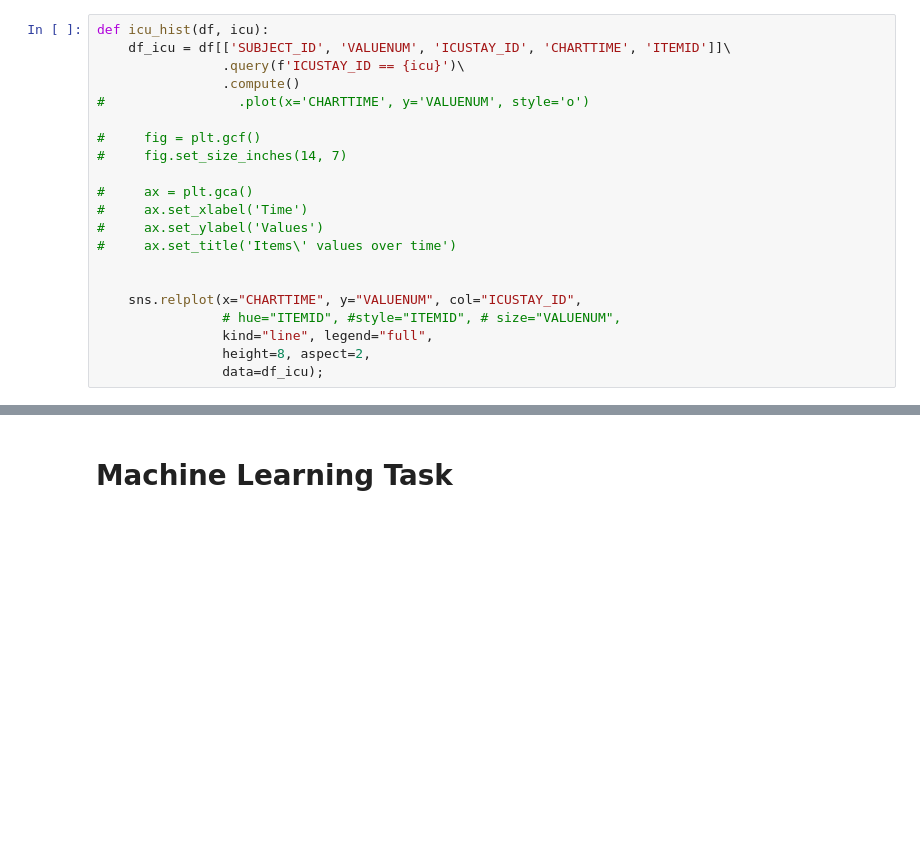
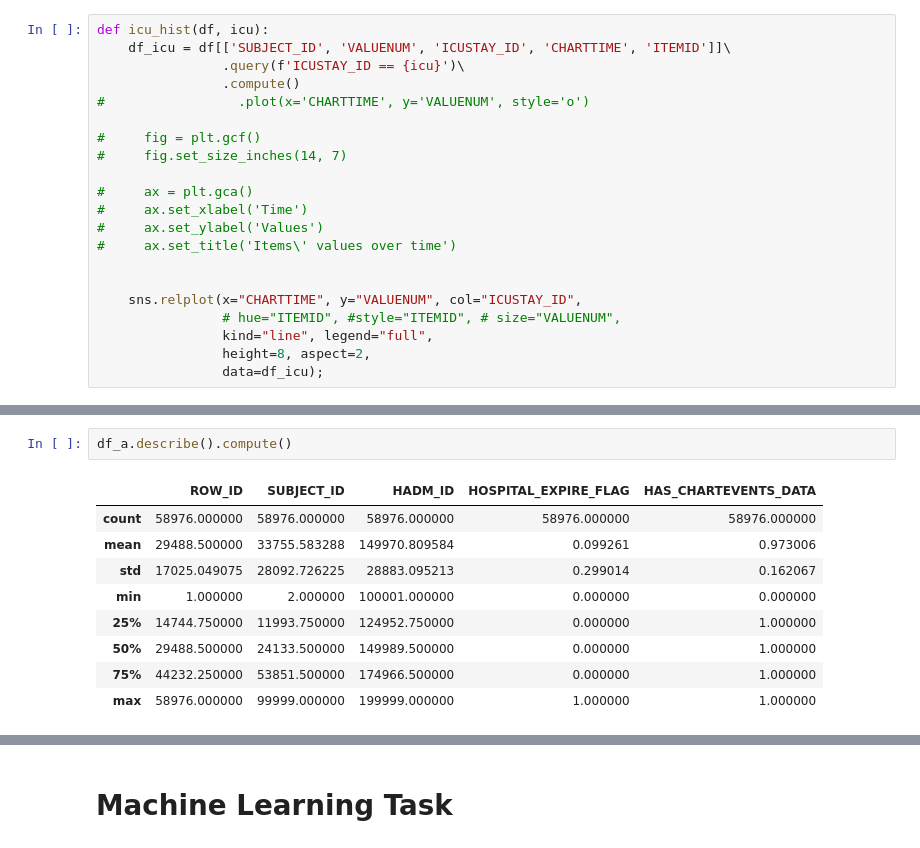
Before and after one commit to msramalho/fcup-bdcc, a Jupyter notebook: p2/BDCC_p2_dask.ipynb, the cells around one changed output, grey strips where cells are left out. Cells and saved outputs as stored; diff of their text form; blank space fills up the shorter version.

```diff
--- a/p2/BDCC_p2_dask.ipynb
+++ b/p2/BDCC_p2_dask.ipynb
@@ -145,0 +165,12 @@ icu_hist(df, 261926)
+# %%
+df_a.describe().compute()
+# %% [output]
+|  | ROW_ID | SUBJECT_ID | HADM_ID | HOSPITAL_EXPIRE_FLAG | HAS_CHARTEVENTS_DATA |
+| count | 58976.000000 | 58976.000000 | 58976.000000 | 58976.000000 | 58976.000000 |
+| mean | 29488.500000 | 33755.583288 | 149970.809584 | 0.099261 | 0.973006 |
+| std | 17025.049075 | 28092.726225 | 28883.095213 | 0.299014 | 0.162067 |
+| min | 1.000000 | 2.000000 | 100001.000000 | 0.000000 | 0.000000 |
+| 25% | 14744.750000 | 11993.750000 | 124952.750000 | 0.000000 | 1.000000 |
+| 50% | 29488.500000 | 24133.500000 | 149989.500000 | 0.000000 | 1.000000 |
+| 75% | 44232.250000 | 53851.500000 | 174966.500000 | 0.000000 | 1.000000 |
+| max | 58976.000000 | 99999.000000 | 199999.000000 | 1.000000 | 1.000000 |
```
Also changed, not shown: parts of 11 cells of this notebook.
